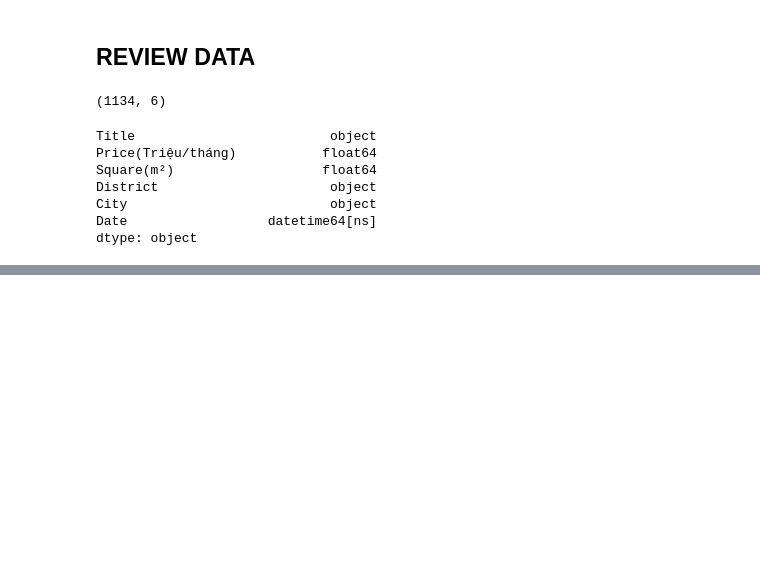
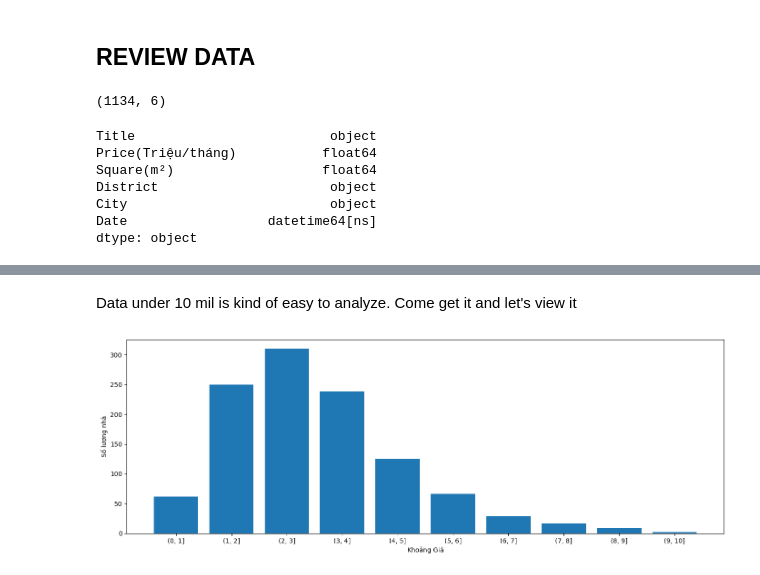
Before and after one commit to laitoanthang/HCM-House-Predict, a Jupyter notebook: Data Science Process/Preprocessing/datapreprocessing.ipynb, the cells around one changed output, grey strips where cells are left out. Drawn from its saved outputs; the diff is of its cells as text; code cells hidden in the pictures; blank space fills up the shorter version.

Commit message:
Data preprocessing Done

```diff
--- a/Data Science Process/Preprocessing/datapreprocessing.ipynb
+++ b/Data Science Process/Preprocessing/datapreprocessing.ipynb
@@ -468,0 +624,20 @@ dtype: object
+# %% [markdown]
+Data under 10 mil is kind of easy to analyze. Come get it and let's view it
+# %%
+price_under_10 = df_info[df_info['Price(Triệu/tháng)'] < 10]['Price(Triệu/tháng)']
+price_list_range = np.arange(0,11,1)
+
+range_price_10 = pd.cut(price_under_10,bins = price_list_range)
+count_price_10 = range_price_10.value_counts().sort_index()
+count_price_10 = count_price_10.reset_index()
+count_price_10.columns = ["Range","So luong"]
+count_price_10["Range"] = count_price_10["Range"].astype(str)
+
+plt.subplots(figsize = (14,5))
+plt.bar(count_price_10["Range"],count_price_10["So luong"])
+plt.xlabel('Khoảng Giá')
+plt.ylabel('Số lượng nhà')
+plt.tight_layout()
+plt.show()
+# %% [output]
+[figure, added]
```
Also changed, not shown: parts of 47 cells of this notebook, 1 other file.
